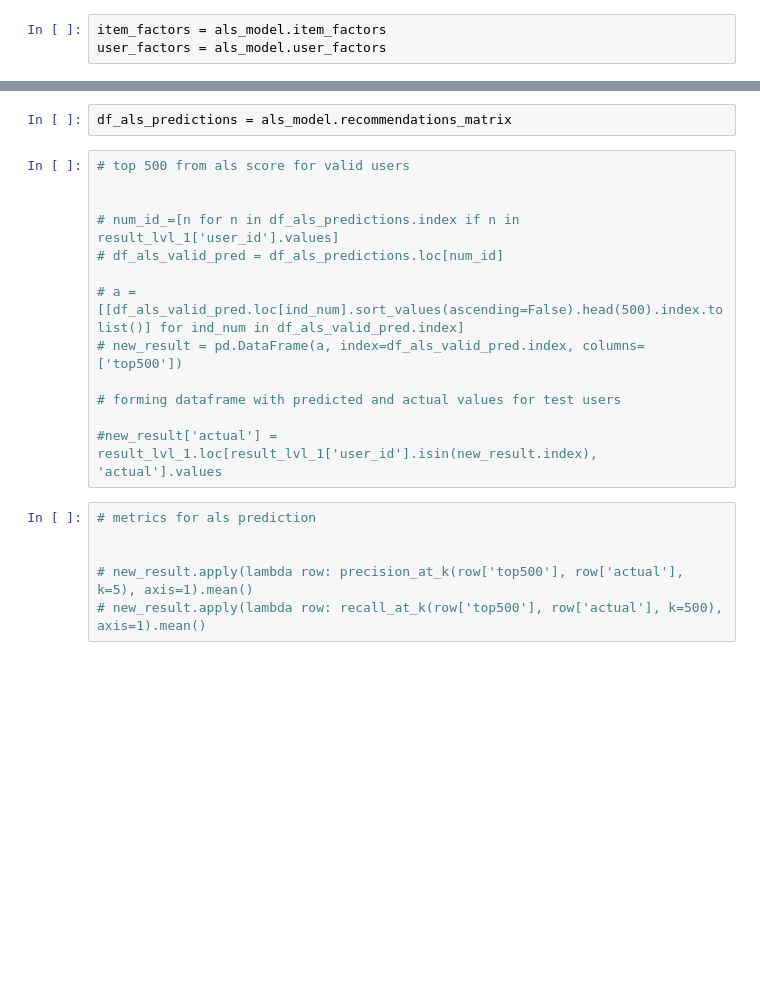
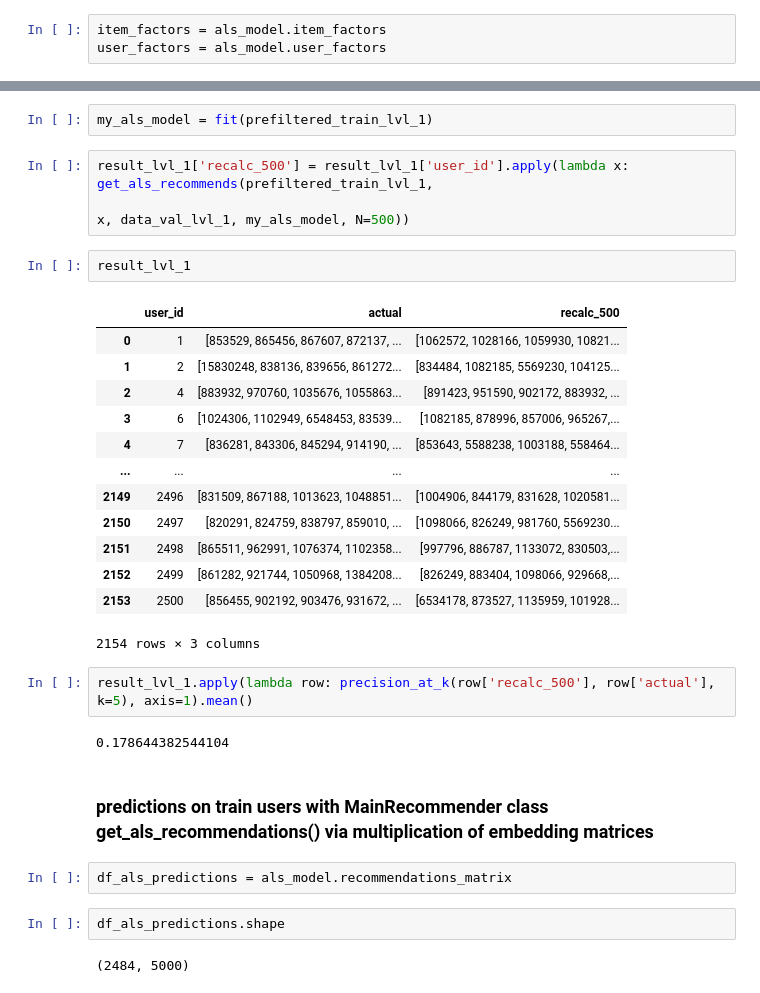
Before and after one commit to aldalinde/ReSys, a Jupyter notebook: final_project/rs_project.ipynb, the cells around one changed output, grey strips where cells are left out. Saved outputs shown, nothing was run; the diff lists cells and outputs as text; blank space fills up the shorter version.

```diff
--- a/final_project/rs_project.ipynb
+++ b/final_project/rs_project.ipynb
@@ -117,21 +235,33 @@ user_factors = als_model.user_factors
+# %%
+my_als_model = fit(prefiltered_train_lvl_1)
+# %%
+result_lvl_1['recalc_500'] = result_lvl_1['user_id'].apply(lambda x: get_als_recommends(prefiltered_train_lvl_1,
+                                                                                     x, data_val_lvl_1, my_als_model, N=500))
+# %%
+result_lvl_1
+# %% [output]
+|  | user_id | actual | recalc_500 |
+| 0 | 1 | [853529, 865456, 867607, 872137, ... | [1062572, 1028166, 1059930, 10821... |
+| 1 | 2 | [15830248, 838136, 839656, 861272... | [834484, 1082185, 5569230, 104125... |
+| 2 | 4 | [883932, 970760, 1035676, 1055863... | [891423, 951590, 902172, 883932, ... |
+| 3 | 6 | [1024306, 1102949, 6548453, 83539... | [1082185, 878996, 857006, 965267,... |
+| 4 | 7 | [836281, 843306, 845294, 914190, ... | [853643, 5588238, 1003188, 558464... |
+| ... | ... | ... | ... |
+| 2149 | 2496 | [831509, 867188, 1013623, 1048851... | [1004906, 844179, 831628, 1020581... |
+| 2150 | 2497 | [820291, 824759, 838797, 859010, ... | [1098066, 826249, 981760, 5569230... |
+| 2151 | 2498 | [865511, 962991, 1076374, 1102358... | [997796, 886787, 1133072, 830503,... |
+| 2152 | 2499 | [861282, 921744, 1050968, 1384208... | [826249, 883404, 1098066, 929668,... |
+| 2153 | 2500 | [856455, 902192, 903476, 931672, ... | [6534178, 873527, 1135959, 101928... |
+2154 rows × 3 columns
+# %%
+result_lvl_1.apply(lambda row: precision_at_k(row['recalc_500'], row['actual'], k=5), axis=1).mean()
+# %% [output]
+0.178644382544104
+# %% [markdown]
+### predictions on train users with MainRecommender class get_als_recommendations() via multiplication of embedding matrices
 # %%
 df_als_predictions = als_model.recommendations_matrix
-# %%
-# top 500 from als score for valid users
-
-
-# num_id_=[n for n in df_als_predictions.index if n in result_lvl_1['user_id'].values]
-# df_als_valid_pred = df_als_predictions.loc[num_id]
-
-# a =[[df_als_valid_pred.loc[ind_num].sort_values(ascending=False).head(500).index.tolist()] for ind_num in df_als_valid_pred.index]
-# new_result = pd.DataFrame(a, index=df_als_valid_pred.index, columns=['top500'])
-
-# forming dataframe with predicted and actual values for test users
-
-#new_result['actual'] = result_lvl_1.loc[result_lvl_1['user_id'].isin(new_result.index), 'actual'].values
-# %%
-# metrics for als prediction
-
-
-# new_result.apply(lambda row: precision_at_k(row['top500'], row['actual'], k=5), axis=1).mean()
-# new_result.apply(lambda row: recall_at_k(row['top500'], row['actual'], k=500), axis=1).mean()
+# %%
+df_als_predictions.shape
+# %% [output]
+(2484, 5000)
```
Also changed, not shown: parts of 100 cells of this notebook.
